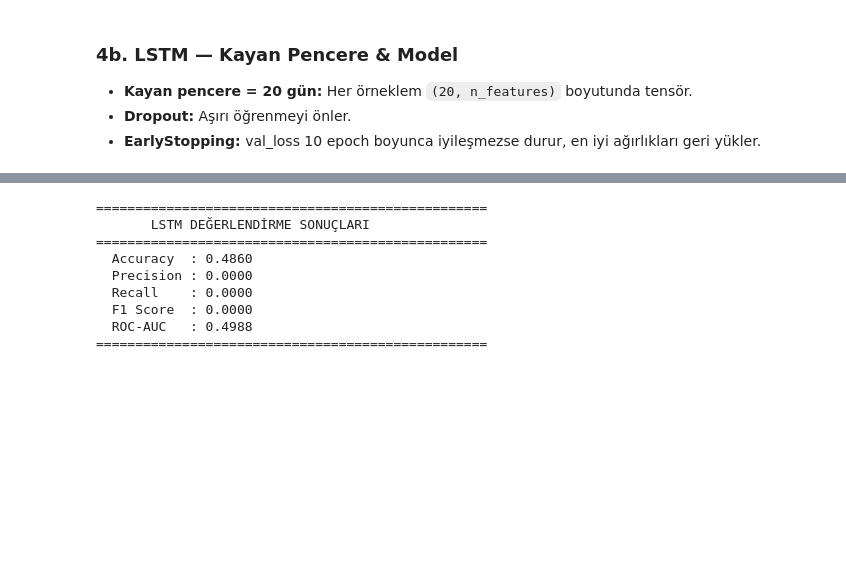
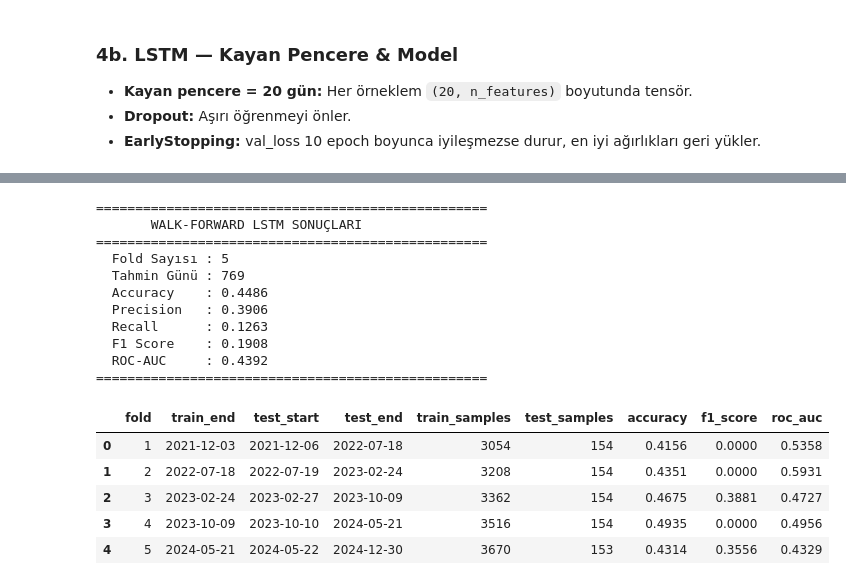
Before and after one commit to CarpeDiem0110/stock_trend_prediction, a Jupyter notebook: stock_analysis.ipynb, the cells around one changed output, grey strips where cells are left out. Saved outputs shown, nothing was run; the diff lists cells and outputs as text; code cells hidden in the pictures; blank space fills up the shorter version.

```diff
--- a/stock_analysis.ipynb
+++ b/stock_analysis.ipynb
@@ -555,38 +685,46 @@ plt.show()
 # %%
 from sklearn.metrics import (
     accuracy_score, precision_score, recall_score,
     f1_score, confusion_matrix, roc_auc_score,
     ConfusionMatrixDisplay, RocCurveDisplay
 )
 
-# ── TAHMİN ───────────────────────────────────────────────────────────────────
-y_prob = model.predict(X_test_seq, verbose=0).flatten()
-y_pred = (y_prob >= 0.5).astype(int)
-
-# ── METRİKLER ────────────────────────────────────────────────────────────────
+# ── TOPLU WALK-FORWARD METRİKLERİ ───────────────────────────────────────────
 acc  = accuracy_score(y_test_seq, y_pred)
 prec = precision_score(y_test_seq, y_pred, zero_division=0)
 rec  = recall_score(y_test_seq, y_pred, zero_division=0)
 f1   = f1_score(y_test_seq, y_pred, zero_division=0)
-auc  = roc_auc_score(y_test_seq, y_prob)
+auc  = roc_auc_score(y_test_seq, y_prob) if len(np.unique(y_test_seq)) > 1 else float('nan')
 
 print("=" * 50)
-print("       LSTM DEĞERLENDİRME SONUÇLARI")
+print("       WALK-FORWARD LSTM SONUÇLARI")
 print("=" * 50)
-print(f"  Accuracy  : {acc:.4f}")
-print(f"  Precision : {prec:.4f}")
-print(f"  Recall    : {rec:.4f}")
-print(f"  F1 Score  : {f1:.4f}")
-print(f"  ROC-AUC   : {auc:.4f}")
+print(f"  Fold Sayısı : {len(fold_results)}")
+print(f"  Tahmin Günü : {len(y_test_seq):,}")
+print(f"  Accuracy    : {acc:.4f}")
+print(f"  Precision   : {prec:.4f}")
+print(f"  Recall      : {rec:.4f}")
+print(f"  F1 Score    : {f1:.4f}")
+print(f"  ROC-AUC     : {auc:.4f}")
 print("=" * 50)
+
+fold_results.round(4)
 # %% [output]
 ==================================================
-       LSTM DEĞERLENDİRME SONUÇLARI
+       WALK-FORWARD LSTM SONUÇLARI
 ==================================================
-  Accuracy  : 0.4860
-  Precision : 0.0000
-  Recall    : 0.0000
-  F1 Score  : 0.0000
-  ROC-AUC   : 0.4988
+  Fold Sayısı : 5
+  Tahmin Günü : 769
+  Accuracy    : 0.4486
+  Precision   : 0.3906
+  Recall      : 0.1263
+  F1 Score    : 0.1908
+  ROC-AUC     : 0.4392
 ==================================================
+|  | fold | train_end | test_start | test_end | train_samples | test_samples | accuracy | f1_score | roc_auc |
+| 0 | 1 | 2021-12-03 | 2021-12-06 | 2022-07-18 | 3054 | 154 | 0.4156 | 0.0000 | 0.5358 |
+| 1 | 2 | 2022-07-18 | 2022-07-19 | 2023-02-24 | 3208 | 154 | 0.4351 | 0.0000 | 0.5931 |
+| 2 | 3 | 2023-02-24 | 2023-02-27 | 2023-10-09 | 3362 | 154 | 0.4675 | 0.3881 | 0.4727 |
+| 3 | 4 | 2023-10-09 | 2023-10-10 | 2024-05-21 | 3516 | 154 | 0.4935 | 0.0000 | 0.4956 |
+| 4 | 5 | 2024-05-21 | 2024-05-22 | 2024-12-30 | 3670 | 153 | 0.4314 | 0.3556 | 0.4329 |
 # %%
```
Also changed, not shown: parts of 14 cells of this notebook, 4 other files.
